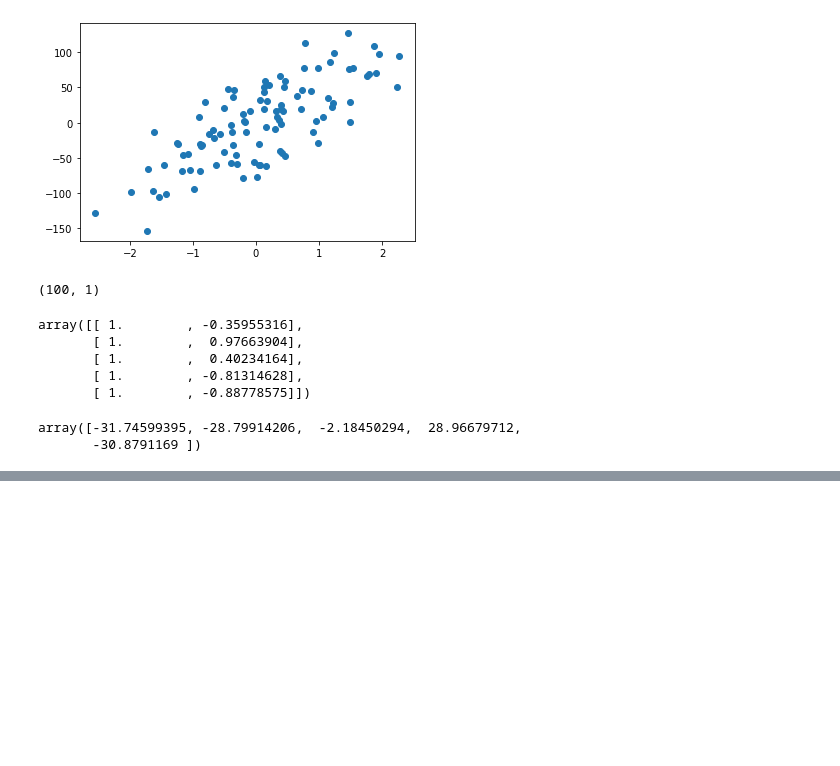
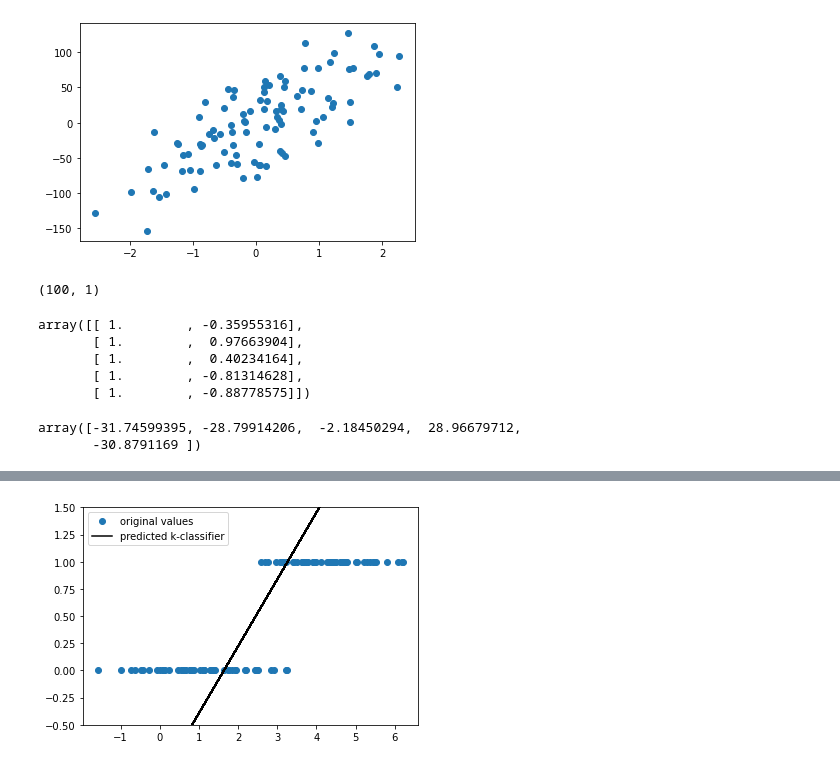
Before and after one commit to HeliosBI/AMLHW1, a Jupyter notebook: HW1.ipynb, the cells around one changed output, grey strips where cells are left out. Cells and saved outputs as stored; diff of their text form; code cells hidden in the pictures; blank space fills up the shorter version.

```diff
--- a/HW1.ipynb
+++ b/HW1.ipynb
@@ -171,0 +156,34 @@ pylab.show()
+# %%
+def gradient_descent_cross_entropy(alpha, x, y, numIterations):
+    """
+    Функция реализует алгоритм градиентного спуска. На каждом шаге выводится значение функции потерь
+    """
+
+    m = x.shape[0] # 100
+    theta = np.ones(2) # [ 1.  1.] ВЕСА МОДЕЛИ!!!
+    x_transpose = x.transpose() # транспонированная матрица x
+
+    for iter in range( 0, numIterations ):
+        hypothesis = 1/(1+np.exp(-1*(np.dot(x, theta)))) # сигмоида от матричного произведения
+
+        logistic_derivative = hypothesis * (1 - hypothesis)
+        loss = -(1 / m) * np.sum(y * np.log(hypothesis) + (1 - y) * np.log(1 - hypothesis))
+
+# расчет accuracy модели
+        correct = 0
+        length = len(x)
+        prediction = (1/(1+np.exp(-1*(np.dot(x, theta)))) > 0.5)
+        _y = y.astype(int)
+        correct = prediction == _y
+        my_accuracy = (np.sum(correct) / length)*100
+#         print ('LR Accuracy %: ', my_accuracy)
+#         print(iter, loss)
+#         print(prediction, _y)
+#         print(theta)
+
+        gradient = (1 / m) * np.dot(x.T, hypothesis - y)
+        theta = theta - alpha * gradient  # update
+#         break
+
+    print ('LR Accuracy %: ', my_accuracy)
+    return theta
@@ -171,0 +224,8 @@ pylab.show()
+# %%
+pylab.plot(x.T[1], y, 'o', label='original values')
+pylab.plot(x.T[1], y_predict.T[1], 'k', label='predicted k-classifier')
+pylab.ylim(-0.5,1.5)
+pylab.legend(loc='upper left')
+pylab.show()
+# %% [output]
+[figure, added]
```
Also changed, not shown: parts of 19 cells of this notebook.
